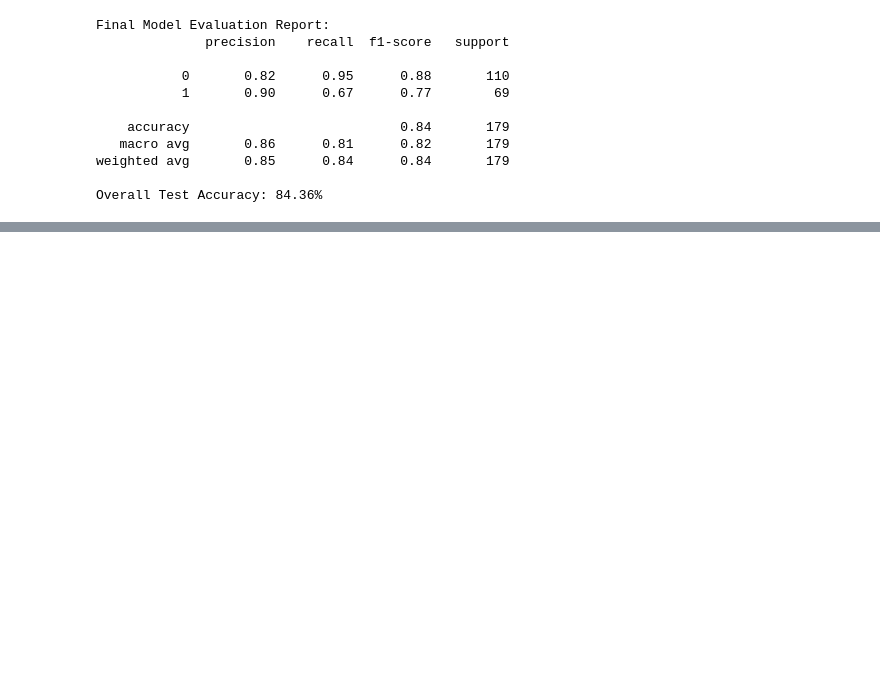
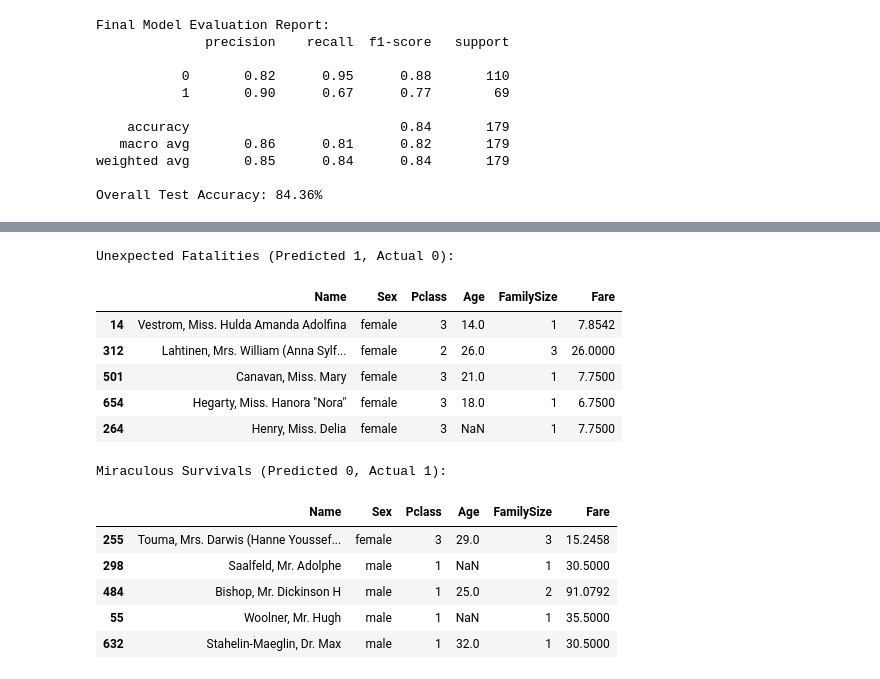
Before and after one commit to lmVl12/skill-assessments, a Jupyter notebook: Machine Learning/titanic.ipynb, the cells around one changed output, grey strips where cells are left out. Saved outputs shown, nothing was run; the diff lists cells and outputs as text; code cells hidden in the pictures; blank space fills up the shorter version.

```diff
--- a/Machine Learning/titanic.ipynb
+++ b/Machine Learning/titanic.ipynb
@@ -339,0 +367,36 @@ Overall Test Accuracy: 84.36%
+# %%
+train_data['FamilySize'] = train_data['SibSp'] + train_data['Parch'] + 1
+
+# Aligning original metadata with the test results using indices
+errors_df = train_data.loc[Xtest.index].copy()
+errors_df['Predicted'] = ypred
+errors_df['Actual'] = ytest
+
+# Filter for instances where predictions do not match actual survival outcomes
+mismatches = errors_df[errors_df['Predicted'] != errors_df['Actual']]
+
+# Define columns for a clear view
+cols_to_show = ['Name', 'Sex', 'Pclass', 'Age', 'FamilySize', 'Fare']
+
+# 1. Unexpected Fatalities (False Positives)
+print("Unexpected Fatalities (Predicted 1, Actual 0):")
+display(mismatches[mismatches['Actual'] == 0][cols_to_show].head())
+
+# 2. Miraculous Survivals (False Negatives)
+print("\nMiraculous Survivals (Predicted 0, Actual 1):")
+display(mismatches[mismatches['Actual'] == 1][cols_to_show].head())
+# %% [output]
+Unexpected Fatalities (Predicted 1, Actual 0):
+|  | Name | Sex | Pclass | Age | FamilySize | Fare |
+| 14 | Vestrom, Miss. Hulda Amanda Adolfina | female | 3 | 14.0 | 1 | 7.8542 |
+| 312 | Lahtinen, Mrs. William (Anna Sylf... | female | 2 | 26.0 | 3 | 26.0000 |
+| 501 | Canavan, Miss. Mary | female | 3 | 21.0 | 1 | 7.7500 |
+| 654 | Hegarty, Miss. Hanora "Nora" | female | 3 | 18.0 | 1 | 6.7500 |
+| 264 | Henry, Miss. Delia | female | 3 | NaN | 1 | 7.7500 |
+Miraculous Survivals (Predicted 0, Actual 1):
+|  | Name | Sex | Pclass | Age | FamilySize | Fare |
+| 255 | Touma, Mrs. Darwis (Hanne Youssef... | female | 3 | 29.0 | 3 | 15.2458 |
+| 298 | Saalfeld, Mr. Adolphe | male | 1 | NaN | 1 | 30.5000 |
+| 484 | Bishop, Mr. Dickinson H | male | 1 | 25.0 | 2 | 91.0792 |
+| 55 | Woolner, Mr. Hugh | male | 1 | NaN | 1 | 35.5000 |
+| 632 | Stahelin-Maeglin, Dr. Max | male | 1 | 32.0 | 1 | 30.5000 |
```
Also changed, not shown: parts of 8 cells of this notebook.
